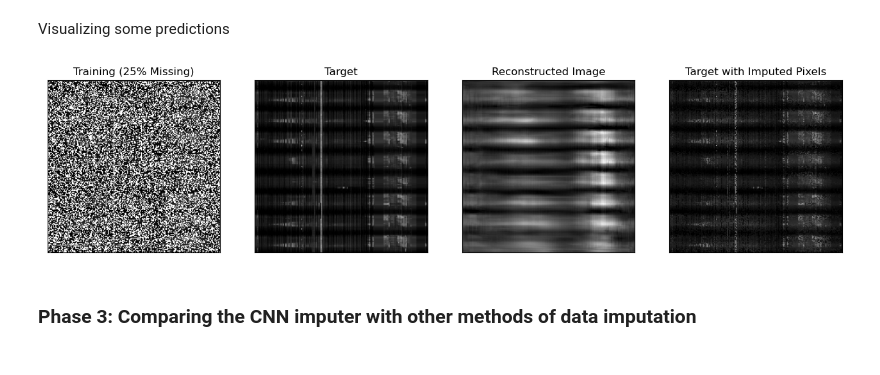
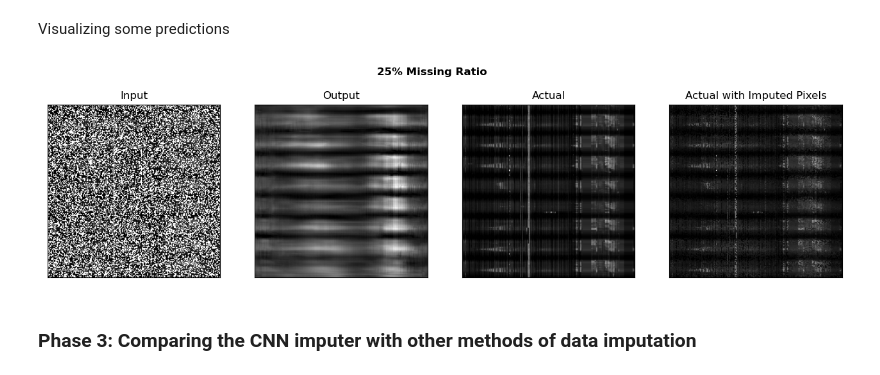
Before and after one commit to Evan-Callaghan/FieldsAcademy-NeuralNetworks, a Jupyter notebook: Project/Working/project_work_combined.ipynb, the cells around one changed output. Cells and saved outputs as stored; diff of their text form; code cells hidden in the pictures.

```diff
--- a/Project/Working/project_work_combined.ipynb
+++ b/Project/Working/project_work_combined.ipynb
@@ -564,35 +612,39 @@ X_test_flat[missing_idx] = preds_flat[missing_idx]
 X_test_imputed = X_test_flat.reshape(200, 200)
 # %%
 plt.figure(figsize=(16, 7))
-ax = plt.subplot(1, 4, 2)
-plt.imshow(tf.squeeze(Y_test[8]), cmap = 'gray')
-plt.title("Target", fontsize = 12)
+ax = plt.subplot(1, 4, 1)
+plt.imshow(tf.squeeze(X_test_25[8]), cmap = 'gray')
+plt.title("Input", fontsize = 12)
 plt.gray()
 ax.get_xaxis().set_visible(False)
 ax.get_yaxis().set_visible(False)
 
-ax = plt.subplot(1, 4, 1)
-plt.imshow(tf.squeeze(X_test_25[8]), cmap = 'gray')
-plt.title("Training (25% Missing)", fontsize = 12)
+ax = plt.subplot(1, 4, 2)
+plt.imshow(tf.squeeze(testing_preds_25[8]), cmap = 'gray')
+plt.title("Output", fontsize = 12)
 plt.gray()
 ax.get_xaxis().set_visible(False)
 ax.get_yaxis().set_visible(False)
 
 ax = plt.subplot(1, 4, 3)
-plt.imshow(tf.squeeze(testing_preds_25[8]), cmap = 'gray')
-plt.title("Reconstructed Image", fontsize = 12)
+plt.imshow(tf.squeeze(Y_test[8]), cmap = 'gray')
+plt.title("Actual", fontsize = 12)
 plt.gray()
 ax.get_xaxis().set_visible(False)
 ax.get_yaxis().set_visible(False)
 
+
 ax = plt.subplot(1, 4, 4)
 plt.imshow(tf.squeeze(X_test_imputed), cmap = 'gray')
-plt.title("Target with Imputed Pixels", fontsize = 12)
+plt.title("Actual with Imputed Pixels", fontsize = 12)
 plt.gray()
 ax.get_xaxis().set_visible(False)
 ax.get_yaxis().set_visible(False)
+
+plt.suptitle('25% Missing Ratio', y = 0.77, weight = 'bold')
+plt.show()
 # %% [output]
-[figure, old version]
+[figure, new version]
 # %% [markdown]
 ### Phase 3: Comparing the CNN imputer with other methods of data imputation
 # %%
```
Also changed, not shown: parts of 8 cells of this notebook.
